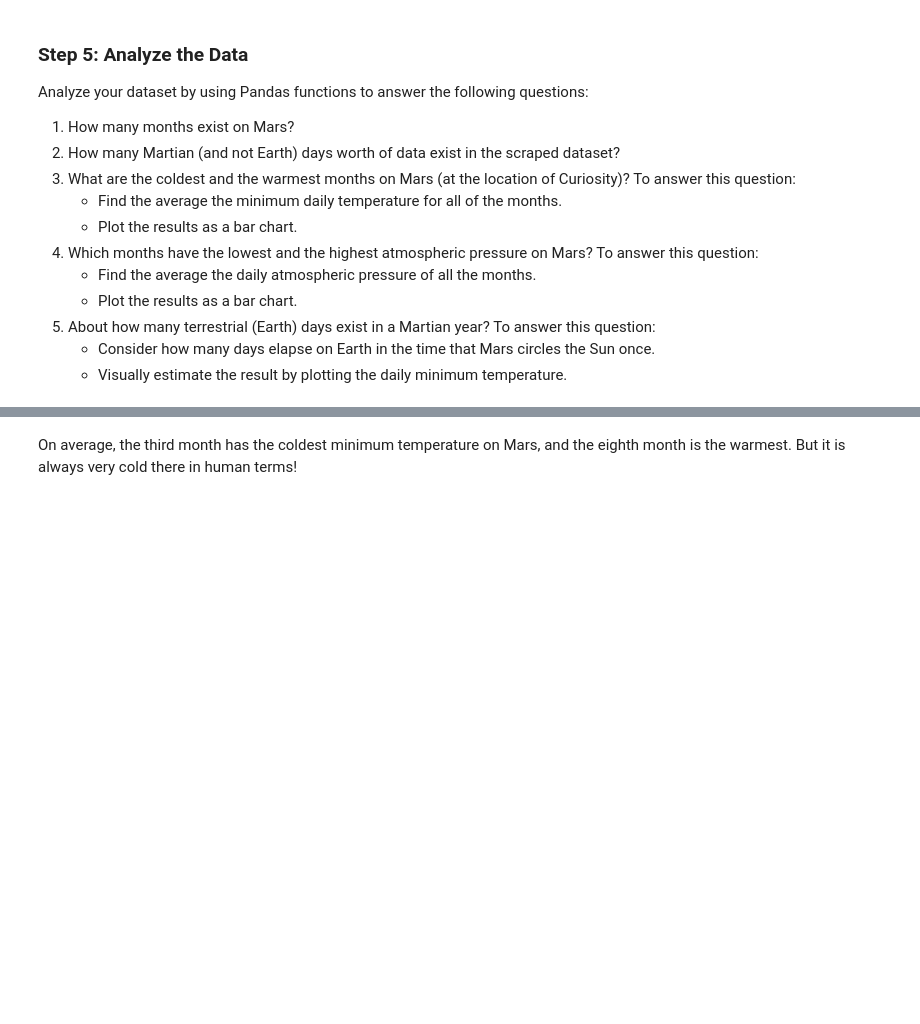
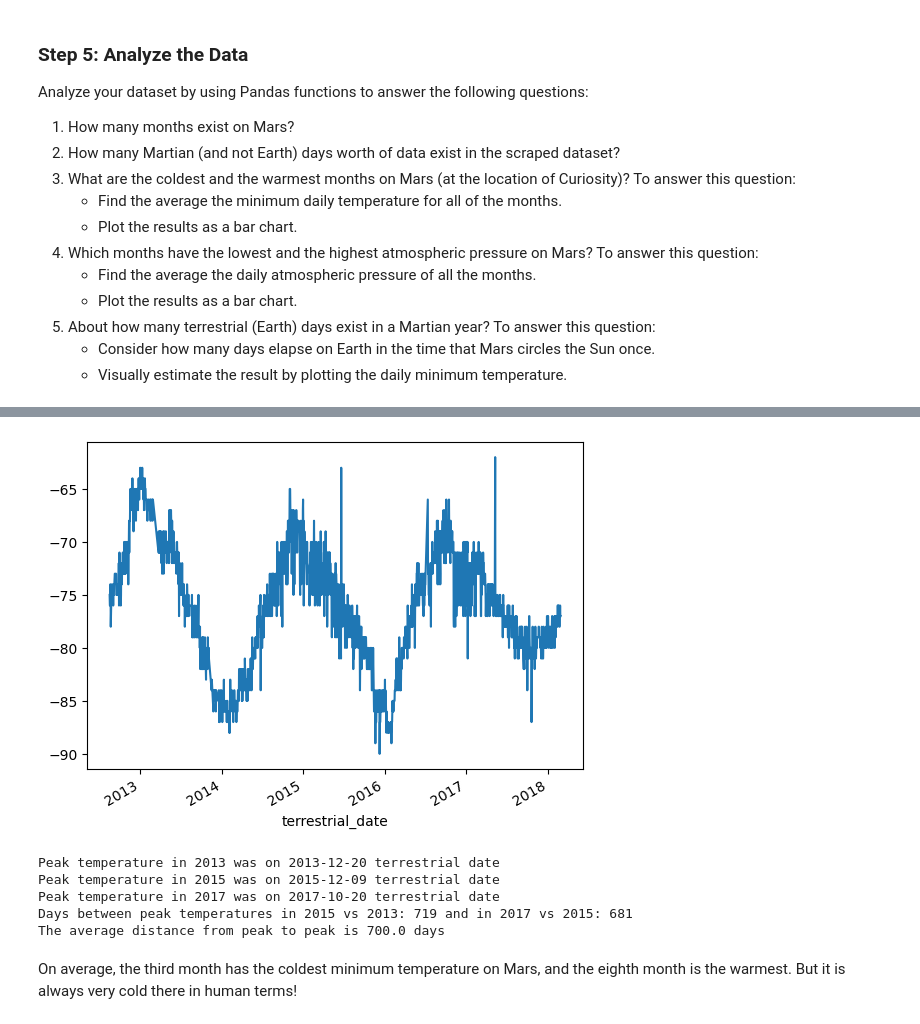
Before and after one commit to barronr03/web-scrapping, a Jupyter notebook: Part2/part_2_mars_weather.ipynb, the cells around one changed output, grey strips where cells are left out. Cells and saved outputs as stored; diff of their text form; code cells hidden in the pictures; blank space fills up the shorter version.

```diff
--- a/Part2/part_2_mars_weather.ipynb
+++ b/Part2/part_2_mars_weather.ipynb
@@ -165,5 +238,62 @@ Analyze your dataset by using Pandas functions to answer the following questions
 # %%
 # 5. How many terrestrial (earth) days are there in a Martian year?
+
+# Set the 'terrestrial_date' column as the dataframe index
+df.set_index('terrestrial_date', inplace=True)
+
+# Plot the daily minimum temperature
+df['min_temp'].plot()
+
+# Show the plot
+plt.show()
+# %% [output]
+[figure, added]
+# %%
+# Filter the rows for the year 2013 and find max temperature
+df_2013 = df[(df['terrestrial_date'] >= '2013-01-01') & (df['terrestrial_date'] <= '2013-12-31')]
+
+max_temp_2013 = df_2013['min_temp'].max()
+max_temp_row_2013 = df_2013.loc[df_2013['min_temp'] == max_temp_2013]
+max_temp_date_2013 = max_temp_row_2013['terrestrial_date'].values[0]
+max_temp_date_2013 = pd.to_datetime(max_temp_date_2013)
+
+# Filter the rows for the year 2015 and find max temperature
+df_2015 = df[(df['terrestrial_date'] >= '2015-01-01') & (df['terrestrial_date'] <= '2015-12-31')]
+
+max_temp_2015 = df_2015['min_temp'].max()
+max_temp_row_2015 = df_2015.loc[df_2015['min_temp'] == max_temp_2015]
+max_temp_date_2015 = max_temp_row_2015['terrestrial_date'].values[0]
+max_temp_date_2015 = pd.to_datetime(max_temp_date_2015)
+
+# Filter the rows for the year 2017 and find max temperature
+df_2017 = df[(df['terrestrial_date'] >= '2017-01-01') & (df['terrestrial_date'] <= '2017-12-31')]
+
+max_temp_2017 = df_2017['min_temp'].max()
+max_temp_row_2017 = df_2017.loc[df_2017['min_temp'] == max_temp_2017]
+max_temp_date_2017 = max_temp_row_2017['terrestrial_date'].values[0]
+max_temp_date_2017 = pd.to_datetime(max_temp_date_2017)
+
+
+# Calculate time difference
+days_diff_2015_v_2013 = (max_temp_date_2015 - max_temp_date_2013).days
+days_diff_2017_v_2015 = (max_temp_date_2017 - max_temp_date_2015).days
+
+# Print results
+print("Peak temperature in 2013 was on", max_temp_date_2013.strftime("%Y-%m-%d"), "terrestrial date")
+print("Peak temperature in 2015 was on", max_temp_date_2015.strftime("%Y-%m-%d"), "terrestrial date")
+print("Peak temperature in 2017 was on", max_temp_date_2017.strftime("%Y-%m-%d"), "terrestrial date")
+
+print("Days between peak temperatures in 2015 vs 2013:", days_diff_2015_v_2013, "and in 2017 vs 2015:", days_diff_2017_v_2015)
+
+avg_days_diff = np.mean([days_diff_2015_v_2013, days_diff_2017_v_2015])
+
+print("The average distance from peak to peak is", avg_days_diff, "days")
+# %% [output]
+Peak temperature in 2013 was on 2013-12-20 terrestrial date
+Peak temperature in 2015 was on 2015-12-09 terrestrial date
+Peak temperature in 2017 was on 2017-10-20 terrestrial date
+Days between peak temperatures in 2015 vs 2013: 719 and in 2017 vs 2015: 681
+The average distance from peak to peak is 700.0 days
 # %% [markdown]
 On average, the third month has the coldest minimum temperature on Mars, and the eighth month is the warmest. But it is always very cold there in human terms!
 # %% [markdown]
```
Also changed, not shown: parts of 12 cells of this notebook, 1 other file.
